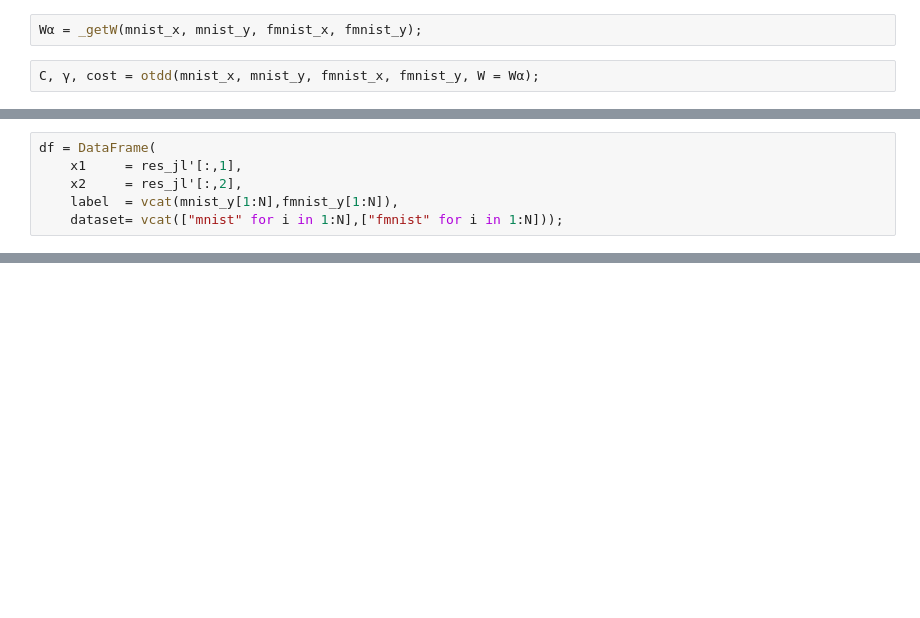
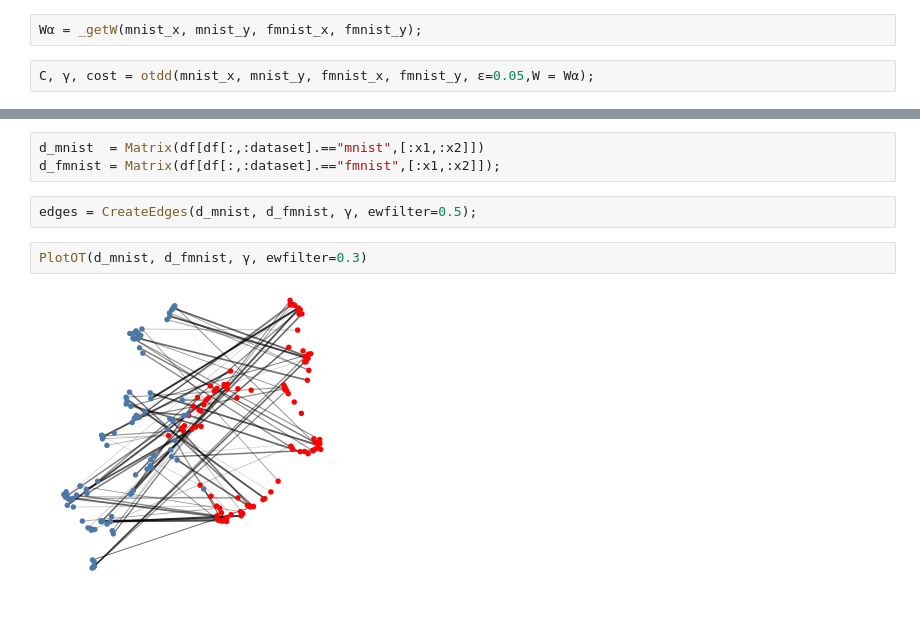
Before and after one commit to davibarreira/Data_Visualization, a Jupyter notebook: Project/OTDD/OTDD.ipynb, the cells around one changed output, grey strips where cells are left out. Cells and saved outputs as stored; diff of their text form; blank space fills up the shorter version.

```diff
--- a/Project/OTDD/OTDD.ipynb
+++ b/Project/OTDD/OTDD.ipynb
@@ -89,4 +93,4 @@ otdd
 # %%
 Wα = _getW(mnist_x, mnist_y, fmnist_x, fmnist_y);
 # %%
-C, γ, cost = otdd(mnist_x, mnist_y, fmnist_x, fmnist_y, W = Wα);
+C, γ, cost = otdd(mnist_x, mnist_y, fmnist_x, fmnist_y, ε=0.05,W = Wα);
@@ -96,6 +96,0 @@ res_jl = umap(hcat(mnist_x[:,1:N],fmnist_x[:,1:N]); n_neighbors=10, min_dist=0.0
-# %%
-df = DataFrame(
-    x1     = res_jl'[:,1],
-    x2     = res_jl'[:,2],
-    label  = vcat(mnist_y[1:N],fmnist_y[1:N]),
-    dataset= vcat(["mnist" for i in 1:N],["fmnist" for i in 1:N]));
@@ -102,2 +174,11 @@ df = DataFrame(
+# %%
+d_mnist  = Matrix(df[df[:,:dataset].=="mnist",[:x1,:x2]])
+d_fmnist = Matrix(df[df[:,:dataset].=="fmnist",[:x1,:x2]]);
+# %%
+edges = CreateEdges(d_mnist, d_fmnist, γ, ewfilter=0.5);
+# %%
+PlotOT(d_mnist, d_fmnist, γ, ewfilter=0.3)
+# %% [output]
+[figure, added]
 # %%
 p1 =@vlplot("data"=df,
```
Also changed, not shown: parts of 13 cells of this notebook, 22 other files.
